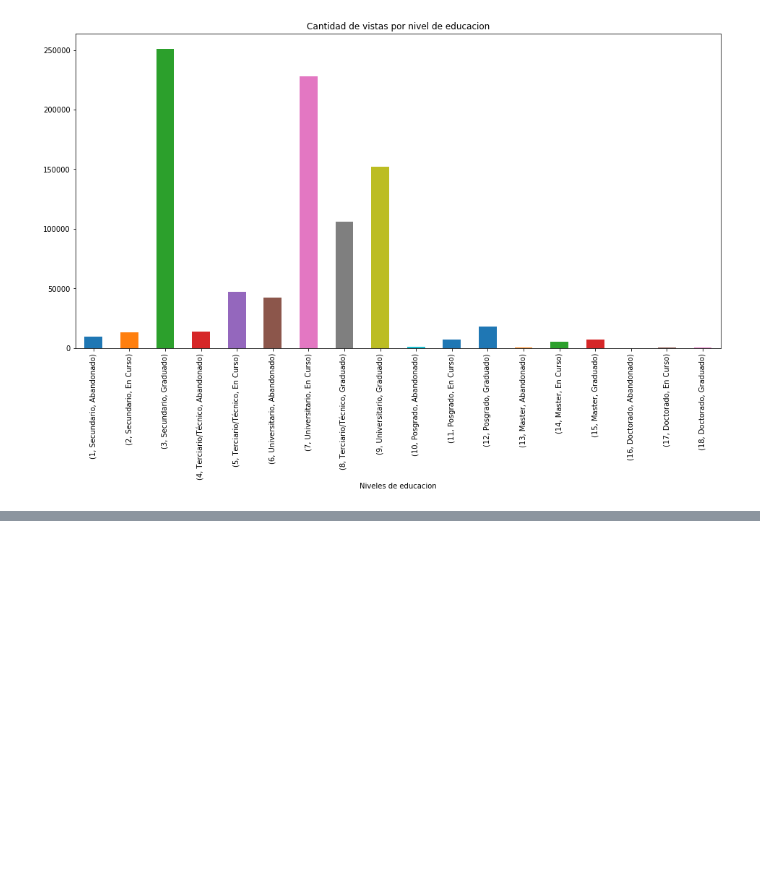
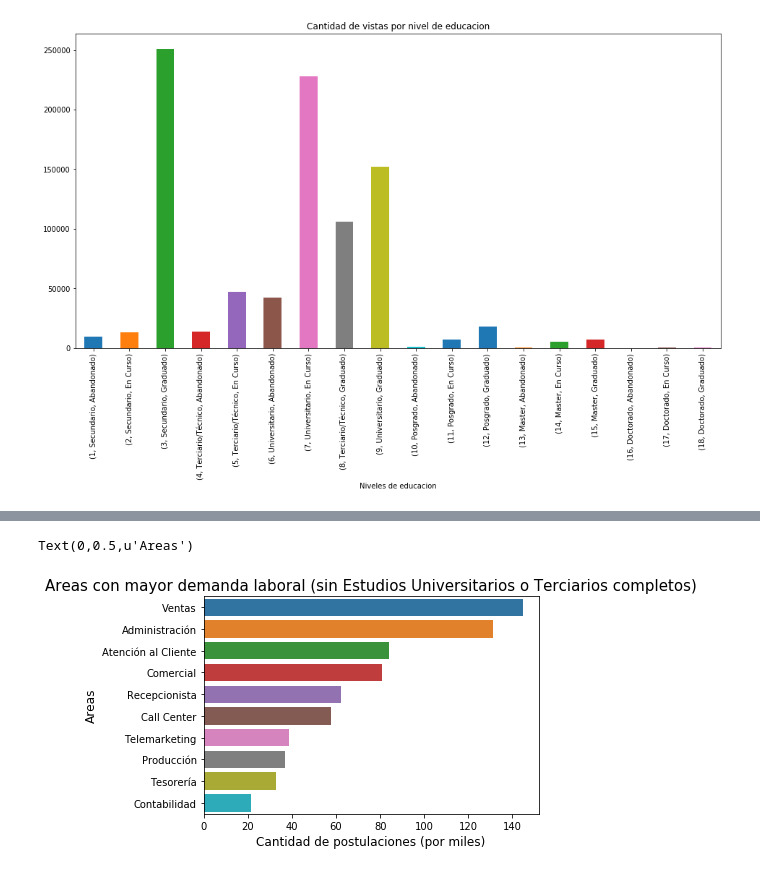
Before and after one commit to NayShine/7506-Grupo35, a Jupyter notebook: Finger 1.ipynb, the cells around one changed output, grey strips where cells are left out. Saved outputs shown, nothing was run; the diff lists cells and outputs as text; code cells hidden in the pictures; blank space fills up the shorter version.

```diff
--- a/Finger 1.ipynb
+++ b/Finger 1.ipynb
@@ -283,0 +325,9 @@ Text(0.5,0,u'Niveles de educacion')
+# %%
+postulaciones_sin_univ_o_terc = pd.merge(sin_univ_o_terc, ade, on='idaviso')
+g = sns.barplot(x=postulaciones_sin_univ_o_terc["nombre_area"].value_counts().head(10) / 1000, y=postulaciones_sin_univ_o_terc["nombre_area"].value_counts().head(10).index, orient='h')
+g.set_title("Areas con mayor demanda laboral (sin Estudios Universitarios o Terciarios completos)", fontsize=15)
+g.set_xlabel("Cantidad de postulaciones (por miles)", fontsize=12)
+g.set_ylabel("Areas", fontsize=12)
+# %% [output]
+Text(0,0.5,u'Areas')
+[figure, added]
```
Also changed, not shown: parts of 21 cells of this notebook.
